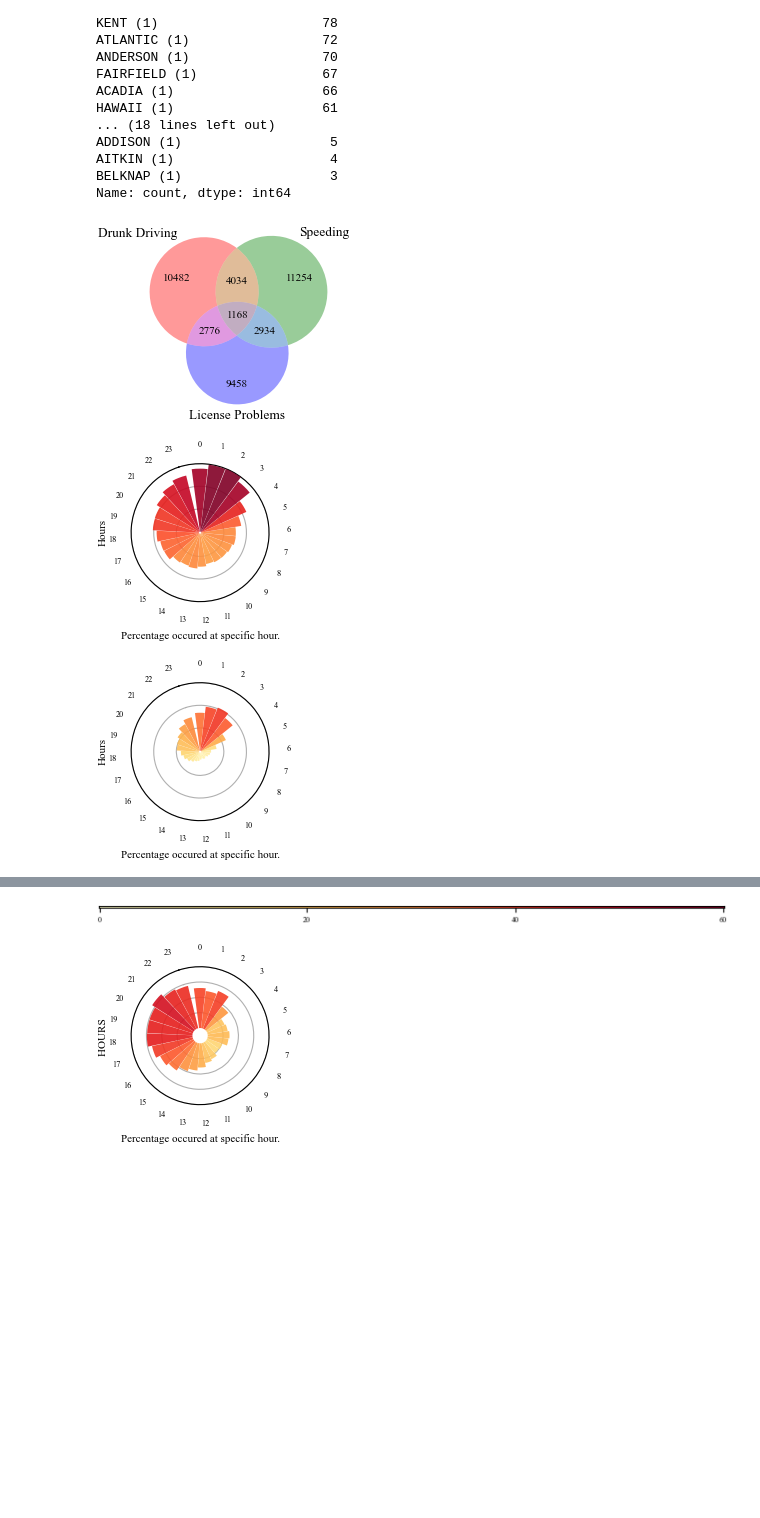
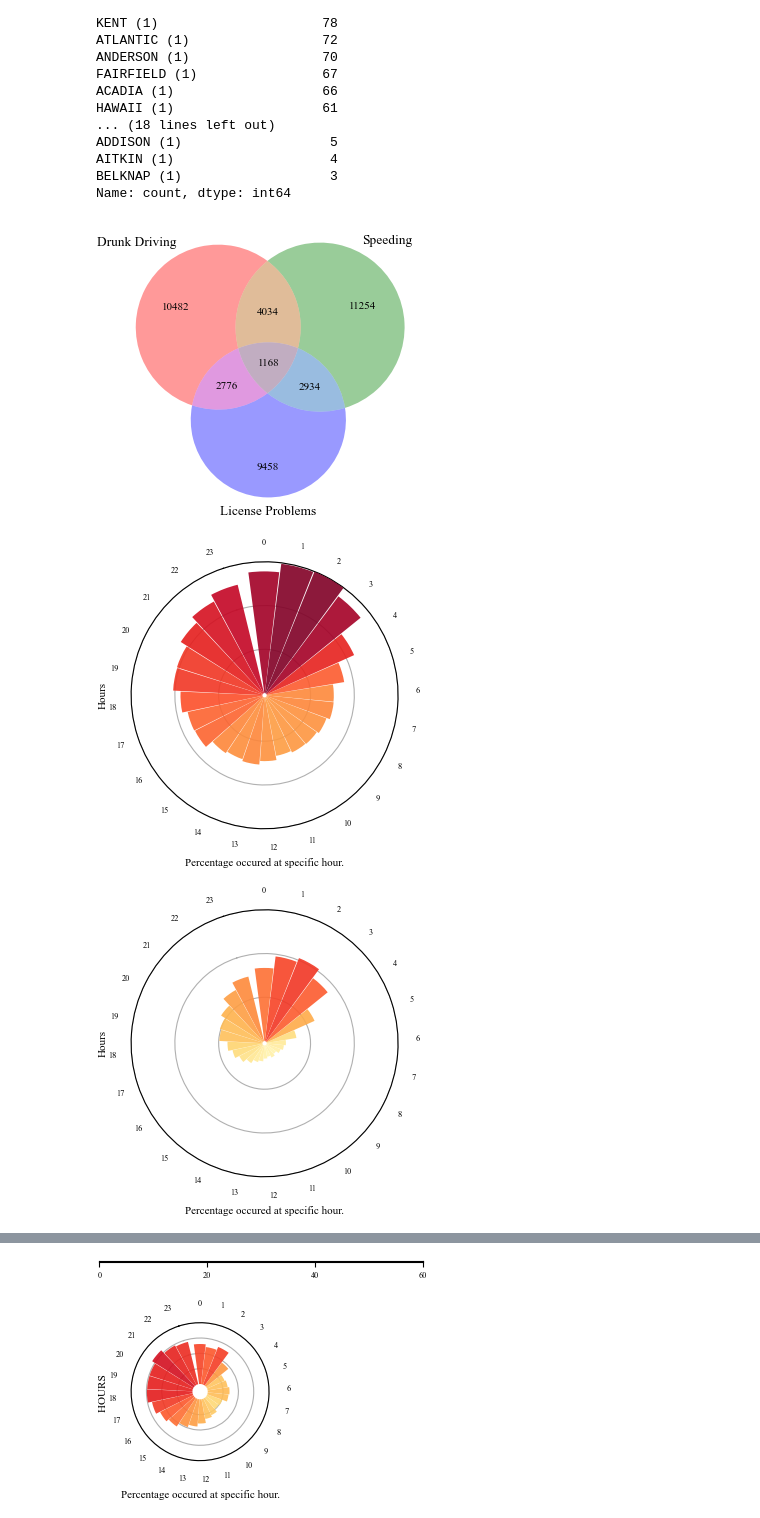
Before and after one commit to PaulHenrik/DataLiteracy_FARS, a Jupyter notebook: Car accident analysis.ipynb, the cells around one changed output, grey strips where cells are left out. Drawn from its saved outputs; the diff is of its cells as text; code cells hidden in the pictures; blank space fills up the shorter version.

Commit message:
figsize

```diff
--- a/Car accident analysis.ipynb
+++ b/Car accident analysis.ipynb
@@ -1192,6 +1176,9 @@ AITKIN (1)                    4
 BELKNAP (1)                   3
 Name: count, dtype: int64
 # %%
+#
+figsize = (6.75/2,6.75/2)
+
 ### Trying Venn Diagram of total numbers
 quot_drunk = len(drivers[drivers['DR_DRINK']==1])
 quot_speed = len(drivers[drivers['SPEEDREL'].isin([2,3,4,5,8])])
@@ -1203,7 +1190,7 @@ quot_drunkLicense = len(drivers[(drivers['DR_DRINK']==1) & ((drivers['L_TYPE']==
 
 quot_all = len(drivers[(drivers['DR_DRINK']==1) & (drivers['SPEEDREL'].isin([2,3,4,5,8])) & ((drivers['L_TYPE']==0) | (drivers['L_STATUS'].isin([0,1,2,3,4,7]))) ])
 
-
+plt.figure(figsize=figsize)
 venn3(subsets=(quot_drunk,quot_speed,quot_drunkSpeed,quot_license,quot_drunkLicense,quot_speedLicense,quot_all), set_labels=('Drunk Driving', 'Speeding', 'License Problems'))
 #plt.title('Absolute Numbers of human error categories')
 plt.savefig('plots/human error/venn_diagram.pdf')
@@ -1248,7 +1235,7 @@ COLORS = cmap(norm(LENGTHS))
 # Cumulative length
 
 
-fig, ax = plt.subplots(subplot_kw={"projection": "polar"})
+fig, ax = plt.subplots(figsize=figsize,subplot_kw={"projection": "polar"})
 fig.patch.set_facecolor("white")
 ax.set_facecolor("white")
 
@@ -1290,8 +1277,7 @@ COLORS = cmap(norm(LENGTHS))
 
 # Cumulative length
 
-
-fig, ax = plt.subplots(subplot_kw={"projection": "polar"})
+fig, ax = plt.subplots(figsize=figsize,subplot_kw={"projection": "polar"})
 fig.patch.set_facecolor("white")
 ax.set_facecolor("white")
 
@@ -1332,7 +1318,7 @@ LENGTHS = LENGTHS[::-1]
 COLORS = cmap(norm(LENGTHS))
 ###
 
-fig, ax = plt.subplots(subplot_kw={"projection": "polar"})
+fig, ax = plt.subplots(figsize=figsize,subplot_kw={"projection": "polar"})
 fig.patch.set_facecolor("white")
 ax.set_facecolor("white")
 
@@ -1372,7 +1358,7 @@ LENGTHS = 100*(LENGTHS / TOTAL)
 LENGTHS = LENGTHS[::-1]
 COLORS = cmap(norm(LENGTHS))
 
-fig, ax = plt.subplots(subplot_kw={"projection": "polar"})
+fig, ax = plt.subplots(figsize=figsize,subplot_kw={"projection": "polar"})
 fig.patch.set_facecolor("white")
 ax.set_facecolor("white")
 
@@ -1388,34 +1374,34 @@ ax.set_yticks([20,40,60,80])
 ax.set_yticklabels([])
 PAD = 0.3
 ax.text(-0.9 * np.pi / 2, 2 + PAD, "2", ha="center",size=6.5)
 ax.text(-0.9 * np.pi / 2, 4 + PAD, "4", ha="center",size=6.5)
 ax.text(-0.9 * np.pi / 2, 6 + PAD, "6", ha="center",size=6.5)
 ax.text(-0.9 * np.pi / 2, 8 + PAD, "8", ha="center",size=6.5)
 
 #ax.spines["start"].set_color("none")
 #ax.spines["polar"].set_color("none")
 ax.set_xlabel('Percentage occured at specific hour.')
 ax.set_ylabel('Hours',labelpad=17)
 #plt.title('Accidents with License Problems by Hour')
 plt.savefig('plots/human error/Clock_license.pdf')
 plt.show()
 
 
 ### Colorbar
 
 
 ###Note: We are using 4 different colr
 
 gradient = np.linspace(0, 100, 600)
 gradient = np.vstack((gradient, gradient))
-fix,axs = plt.subplots()
+fix,axs = plt.subplots(figsize=figsize)
 axs.imshow(gradient,cmap='YlOrRd')
 axs.set_yticks([])
 axs.set_xticks([0,199,399,599],[0,20,40,60])
 #axs.set_title('Colorbar')
 plt.savefig('plots/human error/Clock_colorbar.pdf')
 plt.show()
 # %% [output]
-[figure, old version]
+[figure, new version]
-[figure, old version]
+[figure, new version]
-[figure, old version]
+[figure, new version]
@@ -1424,4 +1410,4 @@ plt.show()
-[figure, old version]
+[figure, new version]
 # %%
 #### CLOCK PLOT NO LABEL
 
```
Also changed, not shown: parts of 5 cells of this notebook.
